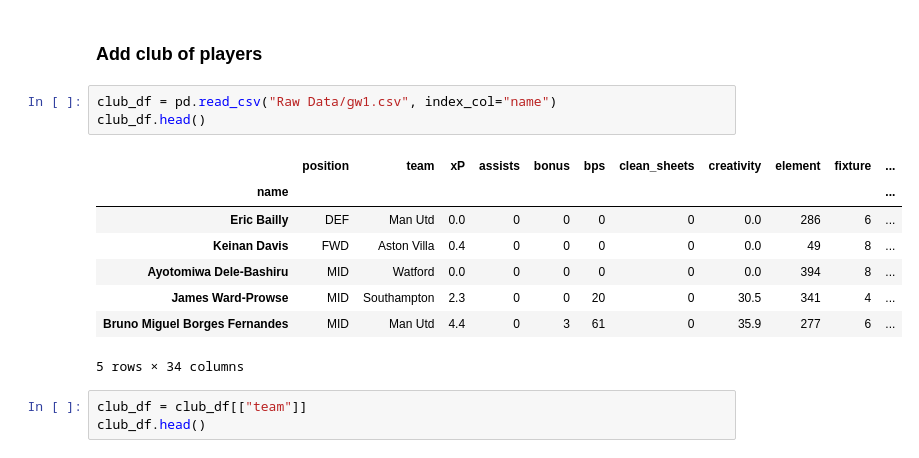
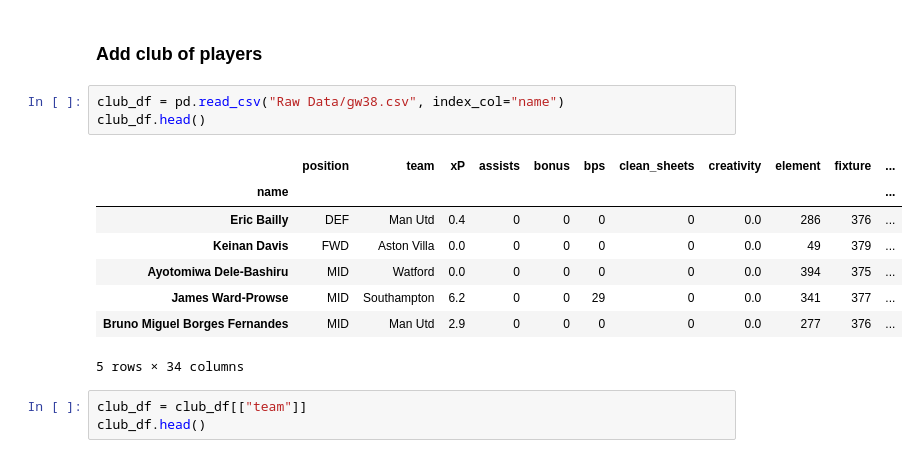
Before and after one commit to yuliangod/Optimisation-1D, a Jupyter notebook: Data processing.ipynb, the cells around one changed output. Drawn from its saved outputs; the diff is of its cells as text.

```diff
--- a/Data processing.ipynb
+++ b/Data processing.ipynb
@@ -66,16 +66,16 @@ df.head()
 # %% [markdown]
 ### Add club of players
 # %%
-club_df = pd.read_csv("Raw Data/gw1.csv", index_col="name")
+club_df = pd.read_csv("Raw Data/gw38.csv", index_col="name")
 club_df.head()
 # %% [output]
 |  | position | team | xP | assists | bonus | bps | clean_sheets | creativity | element | fixture | ... |
 | name |  |  |  |  |  |  |  |  |  |  | ... |
-| Eric Bailly | DEF | Man Utd | 0.0 | 0 | 0 | 0 | 0 | 0.0 | 286 | 6 | ... |
-| Keinan Davis | FWD | Aston Villa | 0.4 | 0 | 0 | 0 | 0 | 0.0 | 49 | 8 | ... |
-| Ayotomiwa Dele-Bashiru | MID | Watford | 0.0 | 0 | 0 | 0 | 0 | 0.0 | 394 | 8 | ... |
-| James Ward-Prowse | MID | Southampton | 2.3 | 0 | 0 | 20 | 0 | 30.5 | 341 | 4 | ... |
-| Bruno Miguel Borges Fernandes | MID | Man Utd | 4.4 | 0 | 3 | 61 | 0 | 35.9 | 277 | 6 | ... |
+| Eric Bailly | DEF | Man Utd | 0.4 | 0 | 0 | 0 | 0 | 0.0 | 286 | 376 | ... |
+| Keinan Davis | FWD | Aston Villa | 0.0 | 0 | 0 | 0 | 0 | 0.0 | 49 | 379 | ... |
+| Ayotomiwa Dele-Bashiru | MID | Watford | 0.0 | 0 | 0 | 0 | 0 | 0.0 | 394 | 375 | ... |
+| James Ward-Prowse | MID | Southampton | 6.2 | 0 | 0 | 29 | 0 | 0.0 | 341 | 377 | ... |
+| Bruno Miguel Borges Fernandes | MID | Man Utd | 2.9 | 0 | 0 | 0 | 0 | 0.0 | 277 | 376 | ... |
 5 rows × 34 columns
 # %%
 club_df = club_df[["team"]]
```
Also changed, not shown: parts of 8 cells of this notebook, 4 other files.
